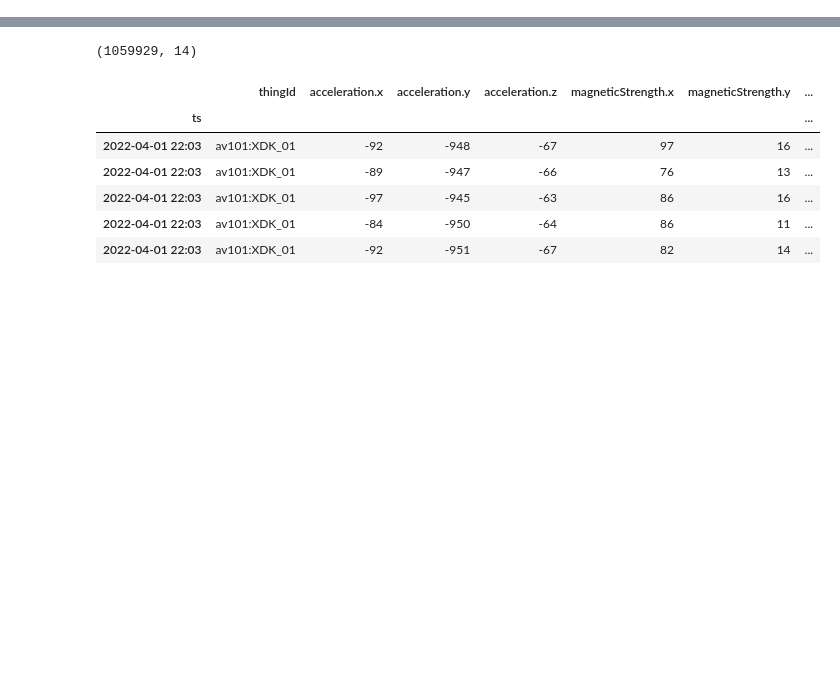
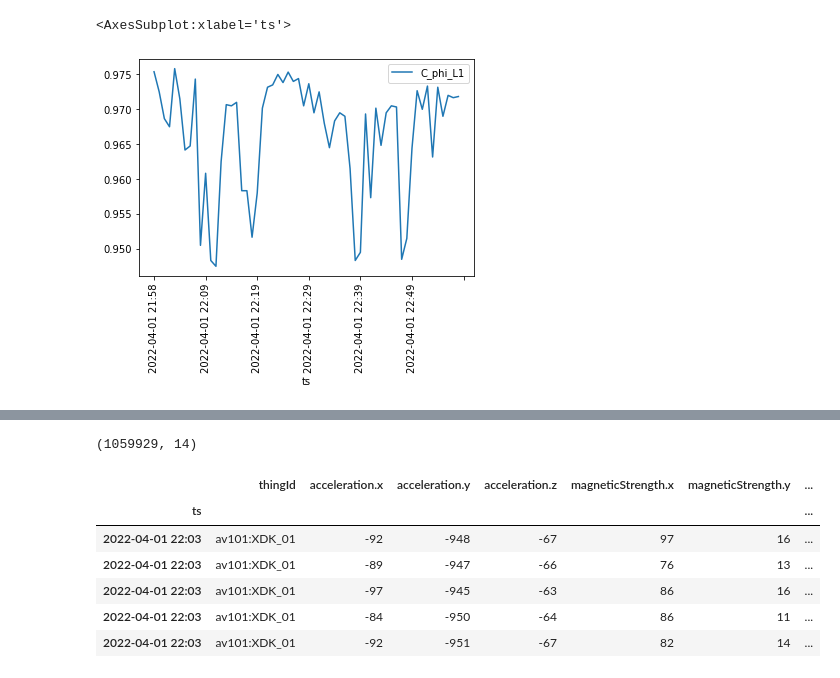
Before and after one commit to PedroOliveiraPT/Electricity-Forecasting, a Jupyter notebook: Second Data.ipynb, the cells around one changed output, grey strips where cells are left out. Saved outputs shown, nothing was run; the diff lists cells and outputs as text; code cells hidden in the pictures; blank space fills up the shorter version.

```diff
--- a/Second Data.ipynb
+++ b/Second Data.ipynb
@@ -5,0 +94,10 @@ import matplotlib.pyplot as plt
+# %%
+df3 = pd.read_csv("data/mongo_av101_data.csv", index_col='ts')
+df3 = df3.drop('Unnamed: 0', 1)
+df3.index = pd.to_datetime(df3.index).strftime('%Y-%m-%d %H:%M')
+df3 = df3.loc[:,np.invert(unique_cols(df3))]
+df3 = df3.groupby(df3.index).mean()
+df3.head(60).plot(y="C_phi_L1", rot=90)
+# %% [output]
+<AxesSubplot:xlabel='ts'>
+[figure, added]
```
Also changed, not shown: parts of 14 cells of this notebook, 1 other file.
